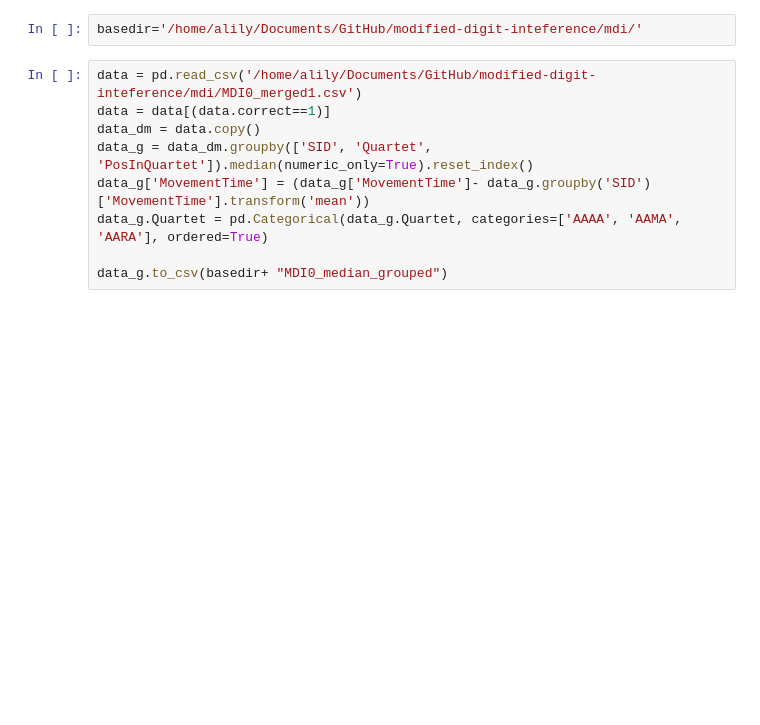
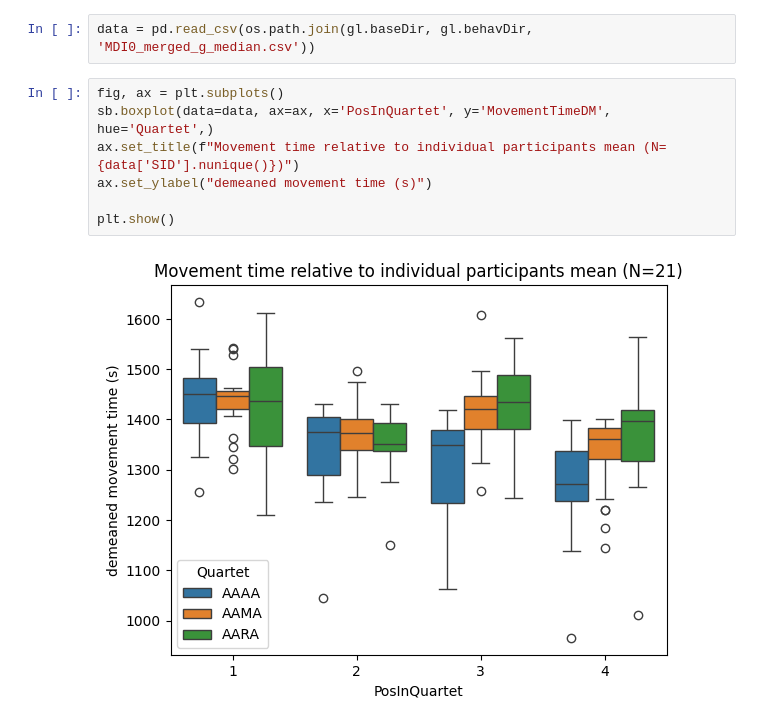
Before and after one commit to AmandaGiselleLily/modified-digit-inteference, a Jupyter notebook: notebooks/MovementTime.ipynb, the cells around one changed output. Drawn from its saved outputs; the diff is of its cells as text; blank space fills up the shorter version.

```diff
--- a/notebooks/MovementTime.ipynb
+++ b/notebooks/MovementTime.ipynb
@@ -13,15 +10,15 @@ plt.style.use('default')
 # %% [output]
 base directory: /cifs/diedrichsen/data/ModifiedDigitInterference/
-# %%
-basedir='/home/alily/Documents/GitHub/modified-digit-inteference/mdi/'
 # %%
-data = pd.read_csv('/home/alily/Documents/GitHub/modified-digit-inteference/mdi/MDI0_merged1.csv')
-data = data[(data.correct==1)]
-data_dm = data.copy()
-data_g = data_dm.groupby(['SID', 'Quartet', 'PosInQuartet']).median(numeric_only=True).reset_index()
-data_g['MovementTime'] = (data_g['MovementTime']- data_g.groupby('SID')['MovementTime'].transform('mean'))
-data_g.Quartet = pd.Categorical(data_g.Quartet, categories=['AAAA', 'AAMA', 'AARA'], ordered=True)
-
-data_g.to_csv(basedir+ "MDI0_median_grouped")
+data = pd.read_csv(os.path.join(gl.baseDir, gl.behavDir, 'MDI0_merged_g_median.csv'))
+# %%
+fig, ax = plt.subplots()
+sb.boxplot(data=data, ax=ax, x='PosInQuartet', y='MovementTimeDM', hue='Quartet',)
+ax.set_title(f"Movement time relative to individual participants mean (N={data['SID'].nunique()})")
+ax.set_ylabel("demeaned movement time (s)")
+
+plt.show()
+# %% [output]
+[figure, added]
 # %%
 fig, ax = plt.subplots()
```
Also changed, not shown: parts of 5 cells of this notebook, 3 other files.
